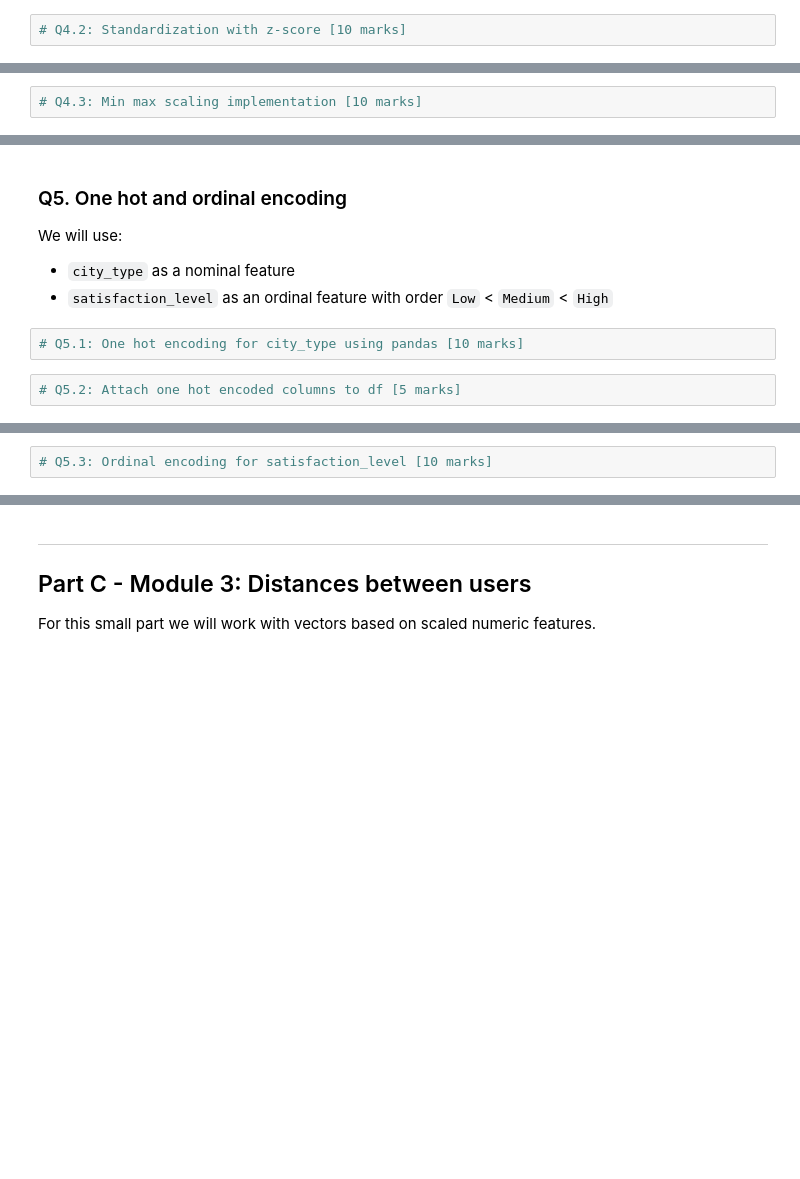
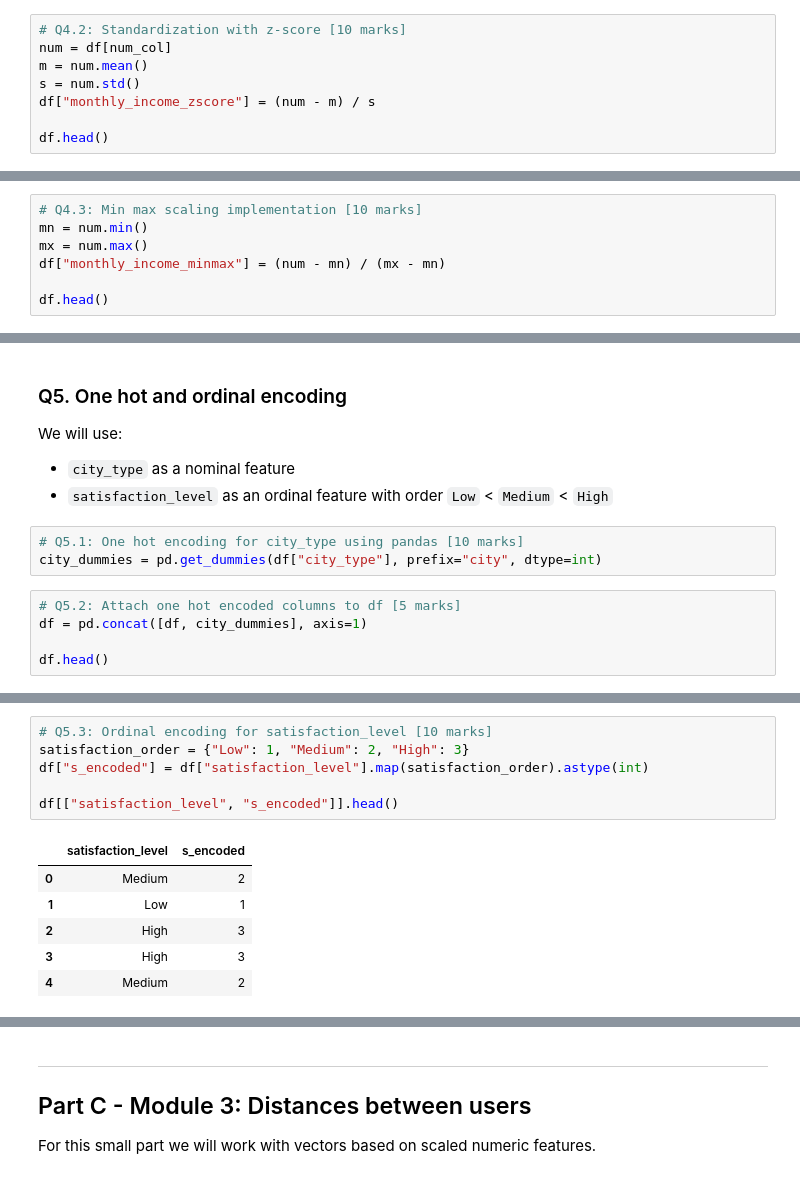
Before and after one commit to Faizaa01/Machine_Learning_Fundamentals, a Jupyter notebook: Assignment_01_Machine_Learning_Course.ipynb, the cells around one changed output, grey strips where cells are left out. Drawn from its saved outputs; the diff is of its cells as text; blank space fills up the shorter version.

```diff
--- a/Assignment_01_Machine_Learning_Course.ipynb
+++ b/Assignment_01_Machine_Learning_Course.ipynb
@@ -169,2 +200,8 @@ Use one numeric column, `monthly_income`.
 # %%
 # Q4.2: Standardization with z-score [10 marks]
+num = df[num_col]
+m = num.mean()
+s = num.std()
+df["monthly_income_zscore"] = (num - m) / s
+
+df.head()
@@ -171,2 +215,7 @@ Use one numeric column, `monthly_income`.
 # %%
 # Q4.3: Min max scaling implementation [10 marks]
+mn = num.min()
+mx = num.max()
+df["monthly_income_minmax"] = (num - mn) / (mx - mn)
+
+df.head()
@@ -190,5 +248,9 @@ We will use:
 - `satisfaction_level` as an ordinal feature with order `Low` < `Medium` < `High`
 # %%
 # Q5.1: One hot encoding for city_type using pandas [10 marks]
+city_dummies = pd.get_dummies(df["city_type"], prefix="city", dtype=int)
 # %%
 # Q5.2: Attach one hot encoded columns to df [5 marks]
+df = pd.concat([df, city_dummies], axis=1)
+
+df.head()
@@ -195,5 +264,16 @@ We will use:
 # %%
 # Q5.3: Ordinal encoding for satisfaction_level [10 marks]
+satisfaction_order = {"Low": 1, "Medium": 2, "High": 3}
+df["s_encoded"] = df["satisfaction_level"].map(satisfaction_order).astype(int)
+
+df[["satisfaction_level", "s_encoded"]].head()
+# %% [output]
+|  | satisfaction_level | s_encoded |
+| 0 | Medium | 2 |
+| 1 | Low | 1 |
+| 2 | High | 3 |
+| 3 | High | 3 |
+| 4 | Medium | 2 |
 # %% [markdown]
 
 > **Q5.4 Short answer: [5 marks]**
```
Also changed, not shown: parts of 21 cells of this notebook.
